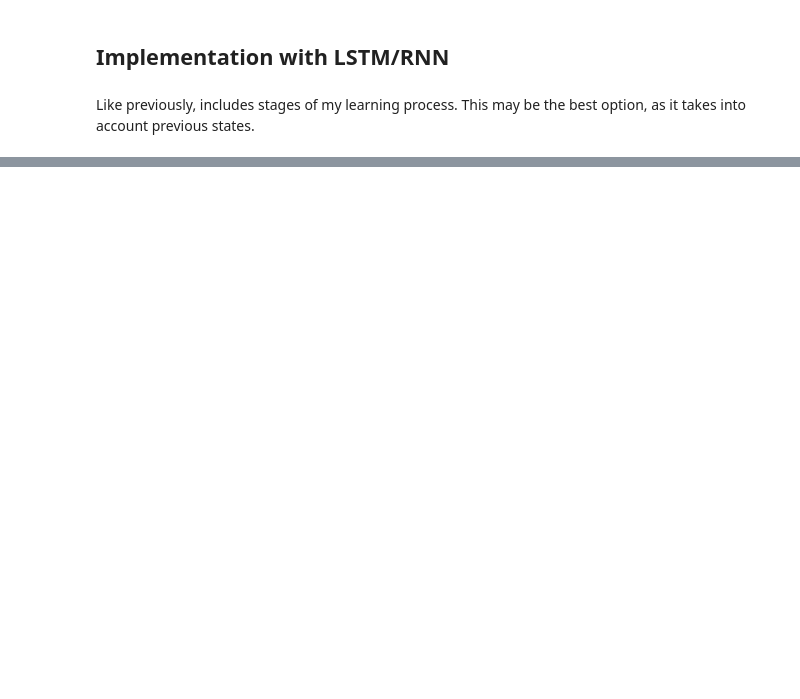
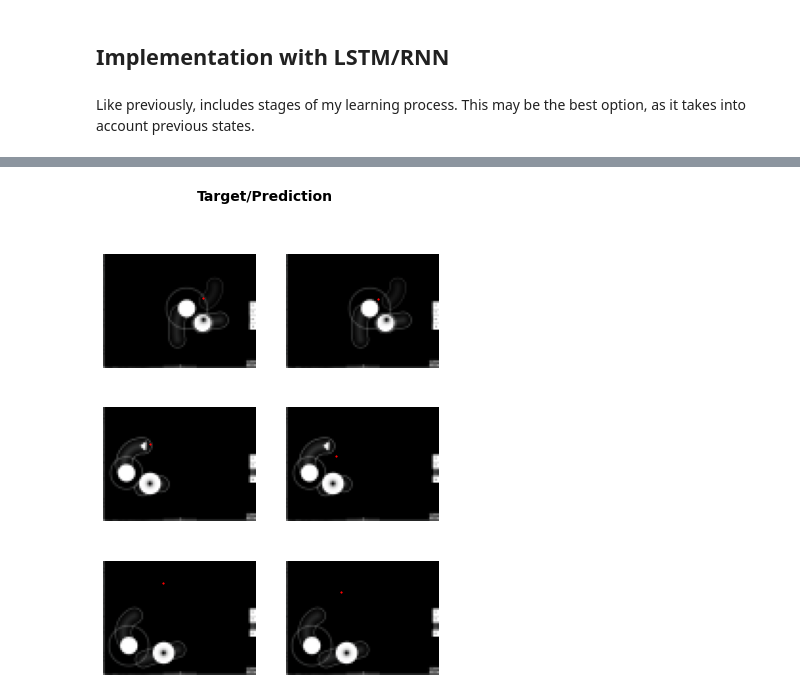
Before and after one commit to joshuatmyers/osu-ai, a Jupyter notebook: pytorch-model.ipynb, the cells around one changed output, grey strips where cells are left out. Cells and saved outputs as stored; diff of their text form; code cells hidden in the pictures; blank space fills up the shorter version.

```diff
--- a/pytorch-model.ipynb
+++ b/pytorch-model.ipynb
@@ -123,0 +315,3 @@ This may be the best option, as it takes into account previous states.
+# %%
+learn.show_results(ds_idx=1, nrows=3, figsize=(6,8))
+# %% [output]
@@ -123,0 +319 @@ This may be the best option, as it takes into account previous states.
+[figure, added]
```
Also changed, not shown: parts of 27 cells of this notebook.
